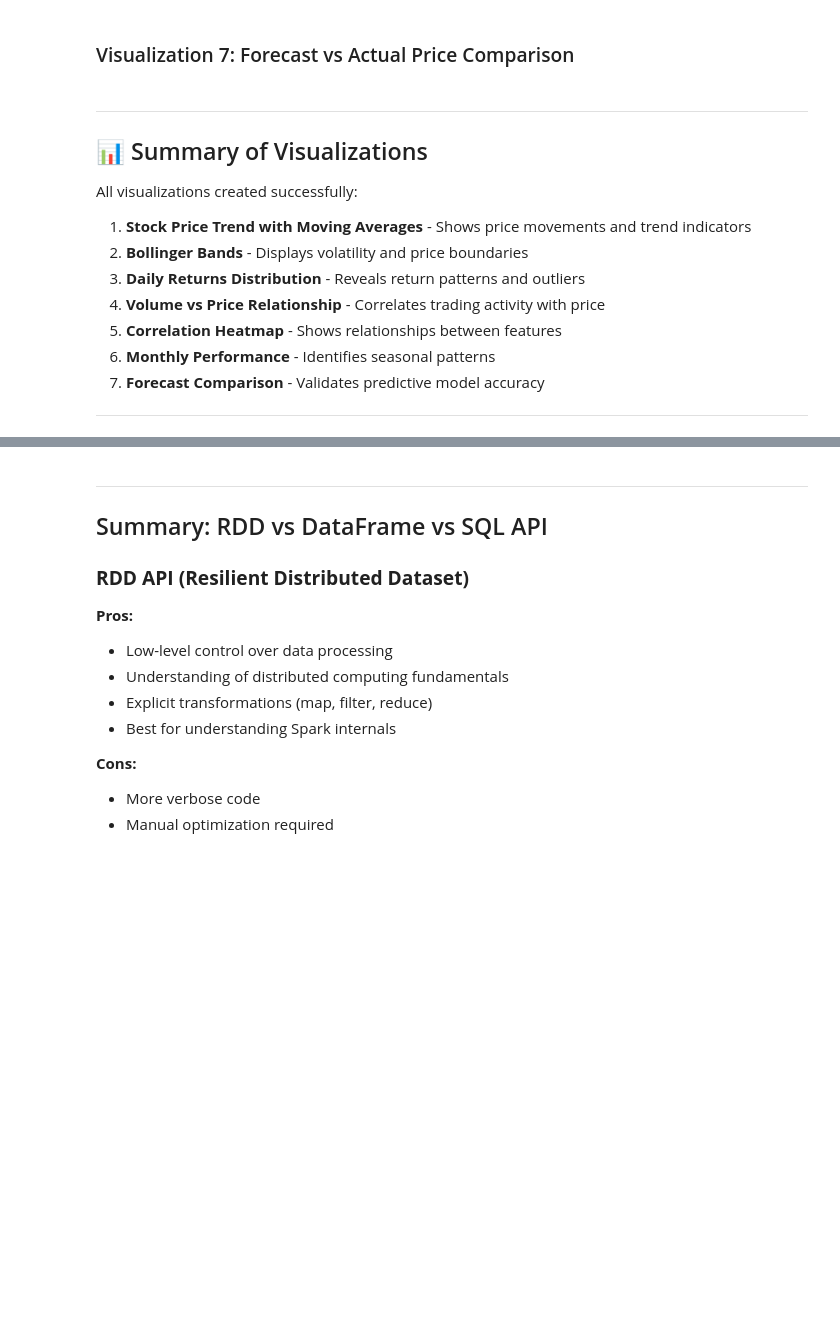
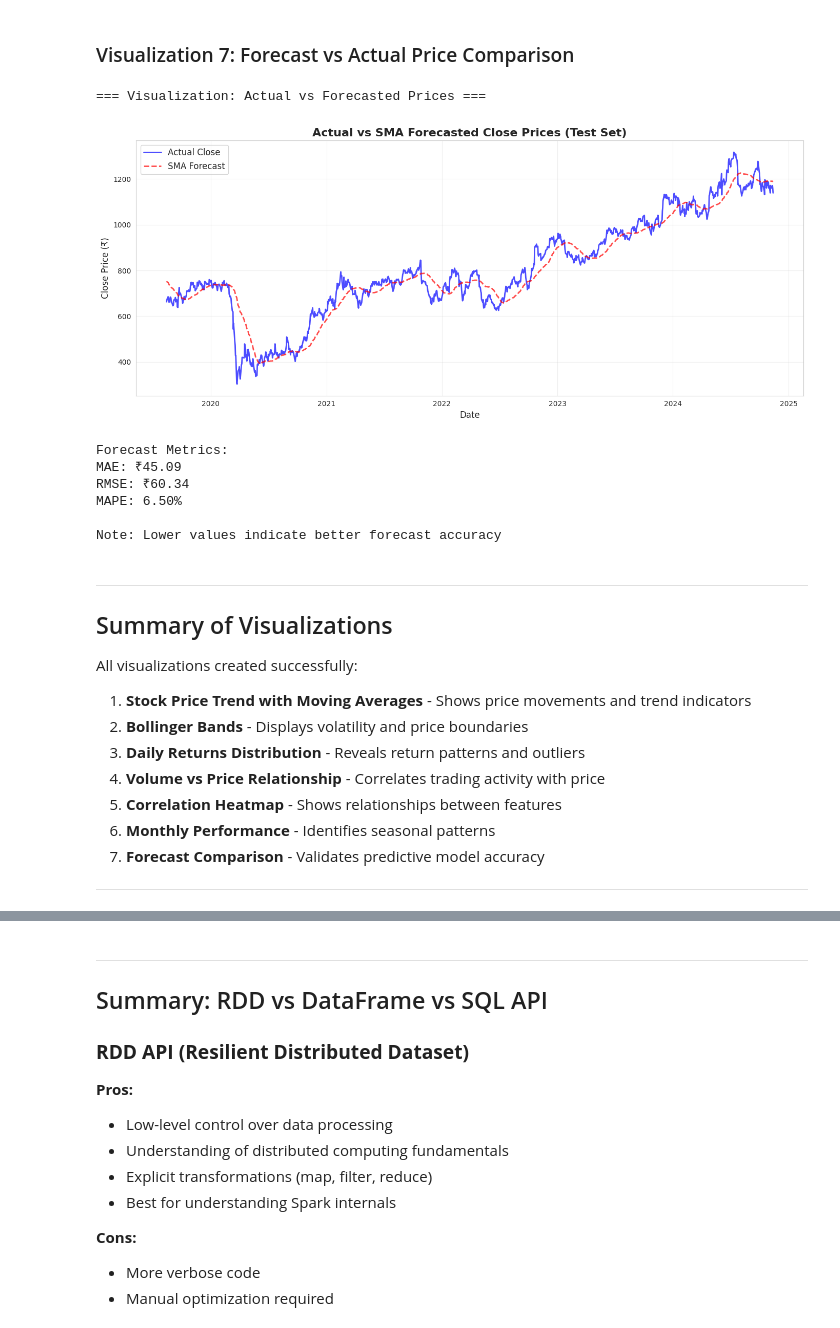
Before and after one commit to realshubhamraut/CDAC-DBDA-coursework, a Jupyter notebook: 06.big-data-technologies/assignments/team_project_spark_analysis.ipynb, the cells around one changed output, grey strips where cells are left out. Cells and saved outputs as stored; diff of their text form; code cells hidden in the pictures; blank space fills up the shorter version.

```diff
--- a/06.big-data-technologies/assignments/team_project_spark_analysis.ipynb
+++ b/06.big-data-technologies/assignments/team_project_spark_analysis.ipynb
@@ -1484,31 +1910,40 @@ print("\nNote: Helps identify seasonal patterns in stock performance")
 # %%
 # Compare actual vs forecasted prices
 print("=== Visualization: Actual vs Forecasted Prices ===")
-forecast_comparison_pd = forecast_comparison.toPandas()
+forecast_comparison_pd = test_with_forecast.select("Date", col("Close").alias("Actual_Close"), "Forecast_SMA").orderBy("Date").toPandas()
 
 plt.figure(figsize=(14, 6))
-plt.plot(forecast_comparison_pd.index, forecast_comparison_pd['Actual_Close'],
+plt.plot(forecast_comparison_pd['Date'], forecast_comparison_pd['Actual_Close'],
          label='Actual Close', color='blue', linewidth=2, alpha=0.7)
-plt.plot(forecast_comparison_pd.index, forecast_comparison_pd['SMA_Forecast'],
+plt.plot(forecast_comparison_pd['Date'], forecast_comparison_pd['Forecast_SMA'],
          label='SMA Forecast', color='red', linestyle='--', linewidth=2, alpha=0.7)
 
 plt.title('Actual vs SMA Forecasted Close Prices (Test Set)', fontsize=16, fontweight='bold')
-plt.xlabel('Test Data Index', fontsize=12)
+plt.xlabel('Date', fontsize=12)
 plt.ylabel('Close Price (₹)', fontsize=12)
 plt.legend(fontsize=12)
 plt.grid(True, alpha=0.3)
 plt.tight_layout()
 plt.show()
 
 print(f"\nForecast Metrics:")
 print(f"MAE: ₹{mae:.2f}")
 print(f"RMSE: ₹{rmse:.2f}")
 print(f"MAPE: {mape:.2f}%")
 print("\nNote: Lower values indicate better forecast accuracy")
+# %% [output]
+=== Visualization: Actual vs Forecasted Prices ===
+[figure, added]
+Forecast Metrics:
+MAE: ₹45.09
+RMSE: ₹60.34
+MAPE: 6.50%
+
+Note: Lower values indicate better forecast accuracy
 # %% [markdown]
 ---
 
-## 📊 Summary of Visualizations
+## Summary of Visualizations
 
 All visualizations created successfully:
 1. **Stock Price Trend with Moving Averages** - Shows price movements and trend indicators
```
Also changed, not shown: parts of 62 cells of this notebook.
